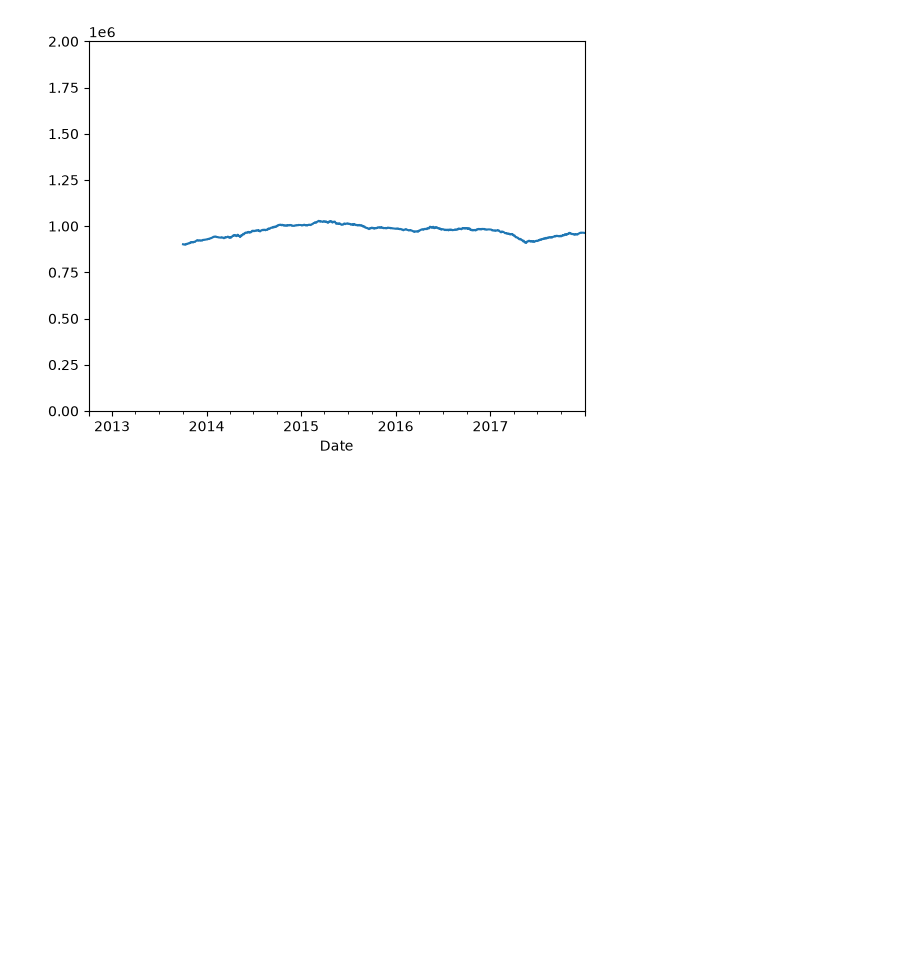
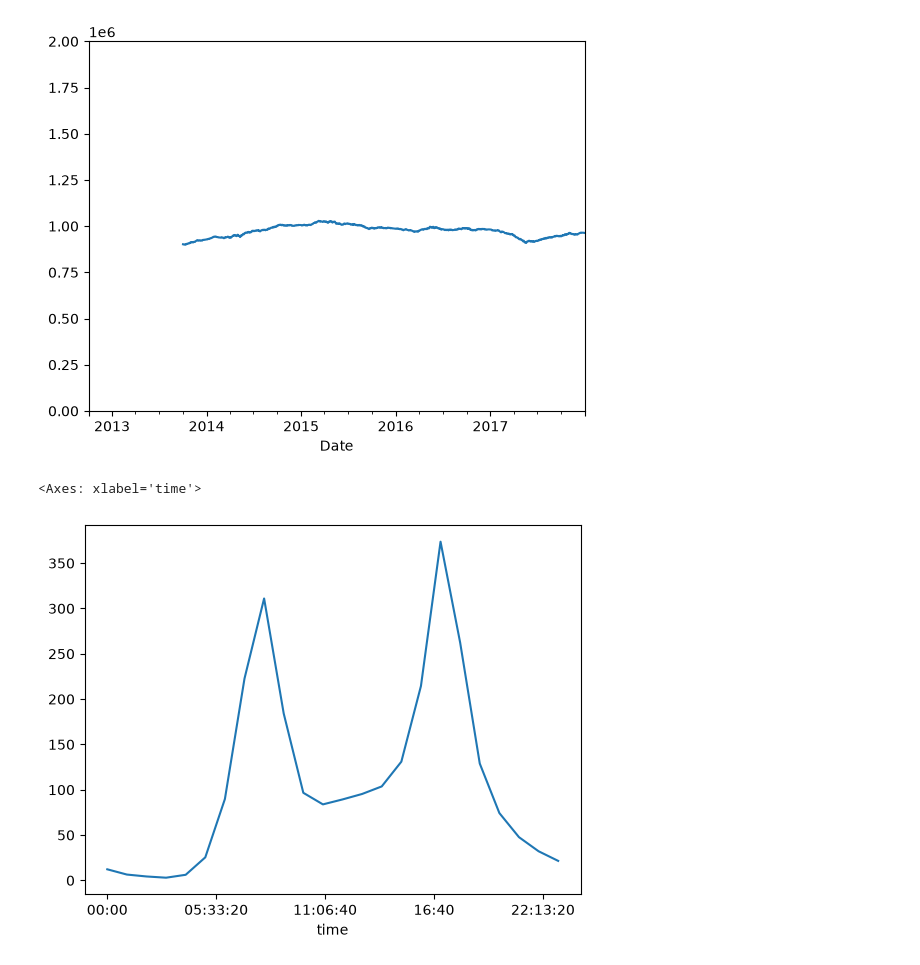
Before and after one commit to pierrick-dardelet/TP-fremont-bridge, a Jupyter notebook: TP-fremont-bridge.ipynb, the cells around one changed output. Drawn from its saved outputs; the diff is of its cells as text; code cells hidden in the pictures; blank space fills up the shorter version.

```diff
--- a/TP-fremont-bridge.ipynb
+++ b/TP-fremont-bridge.ipynb
@@ -261,3 +261,8 @@ plt.ylim(0,2e6) # Fixation des bornes y
 [figure]
 # %%
 # Profil journalier moyen
+
+dataPre17.groupby(by=dataPre17.index.time).mean()['Total'].plot()
+# %% [output]
+<Axes: xlabel='time'>
+[figure, added]
```
Also changed, not shown: parts of 3 cells of this notebook.
